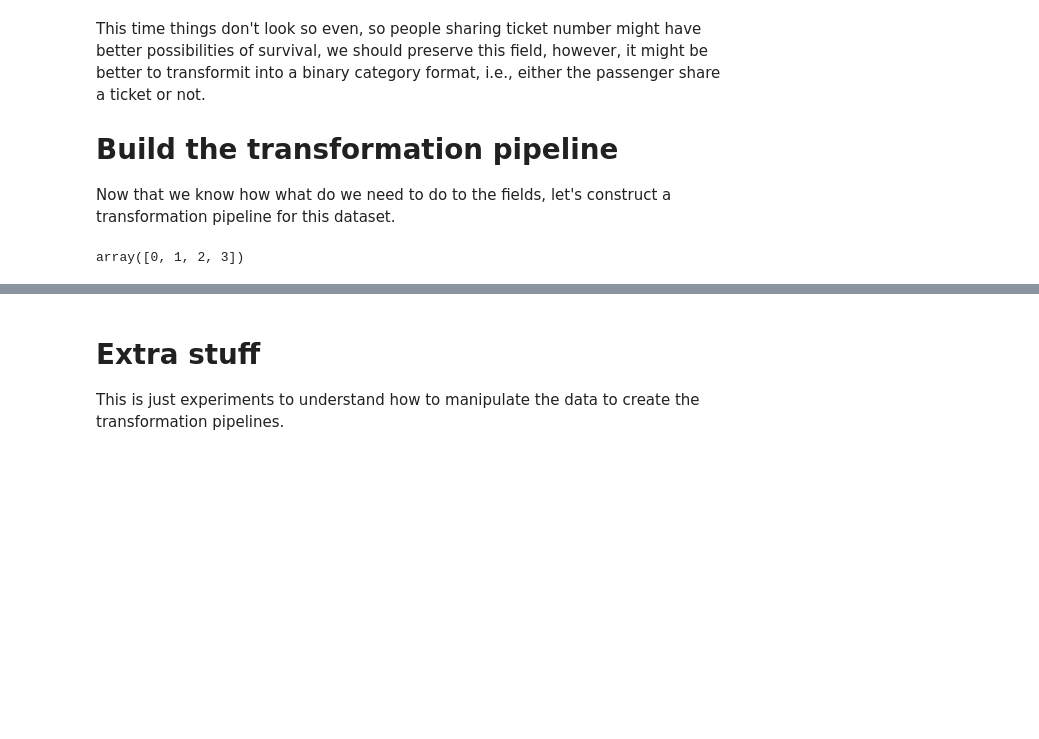
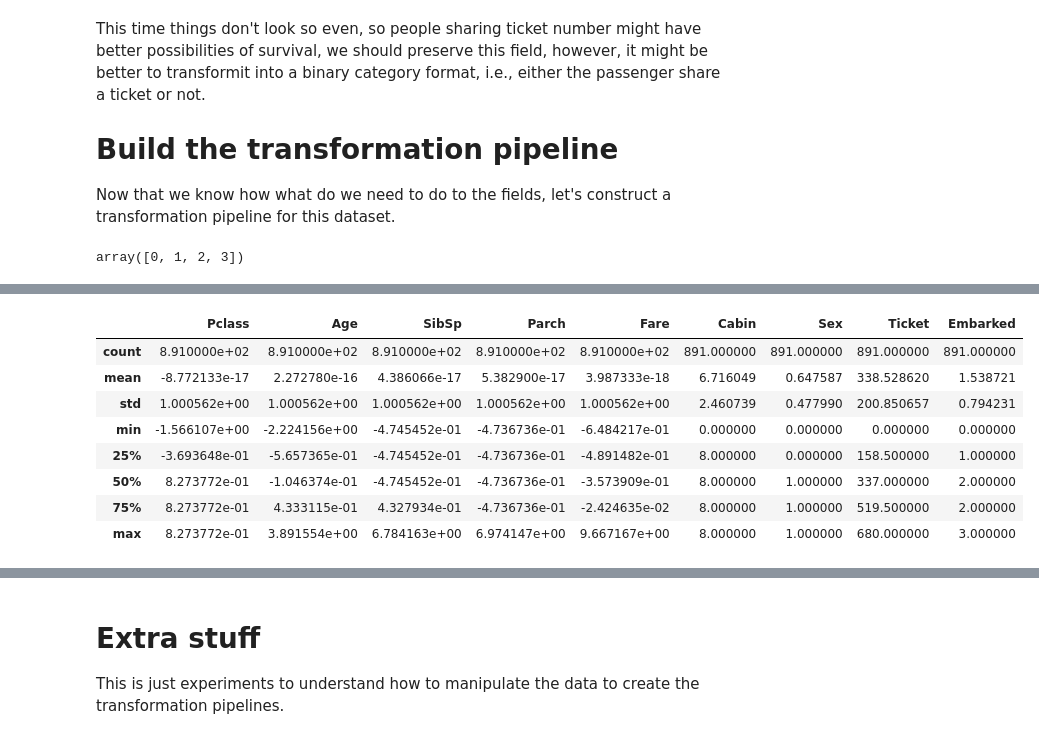
Before and after one commit to Ohtar10/ml-python, a Jupyter notebook: ch03/excercises/Who survives in the Titanic.ipynb, the cells around one changed output, grey strips where cells are left out. Cells and saved outputs as stored; diff of their text form; code cells hidden in the pictures; blank space fills up the shorter version.

```diff
--- a/ch03/excercises/Who survives in the Titanic.ipynb
+++ b/ch03/excercises/Who survives in the Titanic.ipynb
@@ -395,0 +412,12 @@ IndexError: tuple index out of range
+# %%
+transformed_df.describe()
+# %% [output]
+|  | Pclass | Age | SibSp | Parch | Fare | Cabin | Sex | Ticket | Embarked |
+| count | 8.910000e+02 | 8.910000e+02 | 8.910000e+02 | 8.910000e+02 | 8.910000e+02 | 891.000000 | 891.000000 | 891.000000 | 891.000000 |
+| mean | -8.772133e-17 | 2.272780e-16 | 4.386066e-17 | 5.382900e-17 | 3.987333e-18 | 6.716049 | 0.647587 | 338.528620 | 1.538721 |
+| std | 1.000562e+00 | 1.000562e+00 | 1.000562e+00 | 1.000562e+00 | 1.000562e+00 | 2.460739 | 0.477990 | 200.850657 | 0.794231 |
+| min | -1.566107e+00 | -2.224156e+00 | -4.745452e-01 | -4.736736e-01 | -6.484217e-01 | 0.000000 | 0.000000 | 0.000000 | 0.000000 |
+| 25% | -3.693648e-01 | -5.657365e-01 | -4.745452e-01 | -4.736736e-01 | -4.891482e-01 | 8.000000 | 0.000000 | 158.500000 | 1.000000 |
+| 50% | 8.273772e-01 | -1.046374e-01 | -4.745452e-01 | -4.736736e-01 | -3.573909e-01 | 8.000000 | 1.000000 | 337.000000 | 2.000000 |
+| 75% | 8.273772e-01 | 4.333115e-01 | 4.327934e-01 | -4.736736e-01 | -2.424635e-02 | 8.000000 | 1.000000 | 519.500000 | 2.000000 |
+| max | 8.273772e-01 | 3.891554e+00 | 6.784163e+00 | 6.974147e+00 | 9.667167e+00 | 8.000000 | 1.000000 | 680.000000 | 3.000000 |
```
Also changed, not shown: parts of 29 cells of this notebook.
